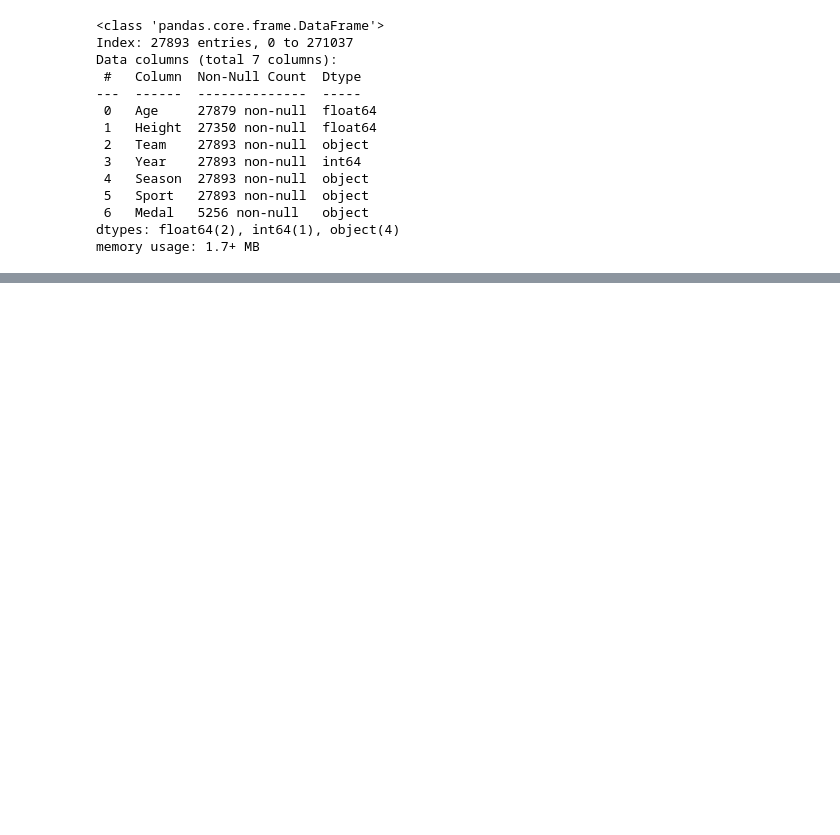
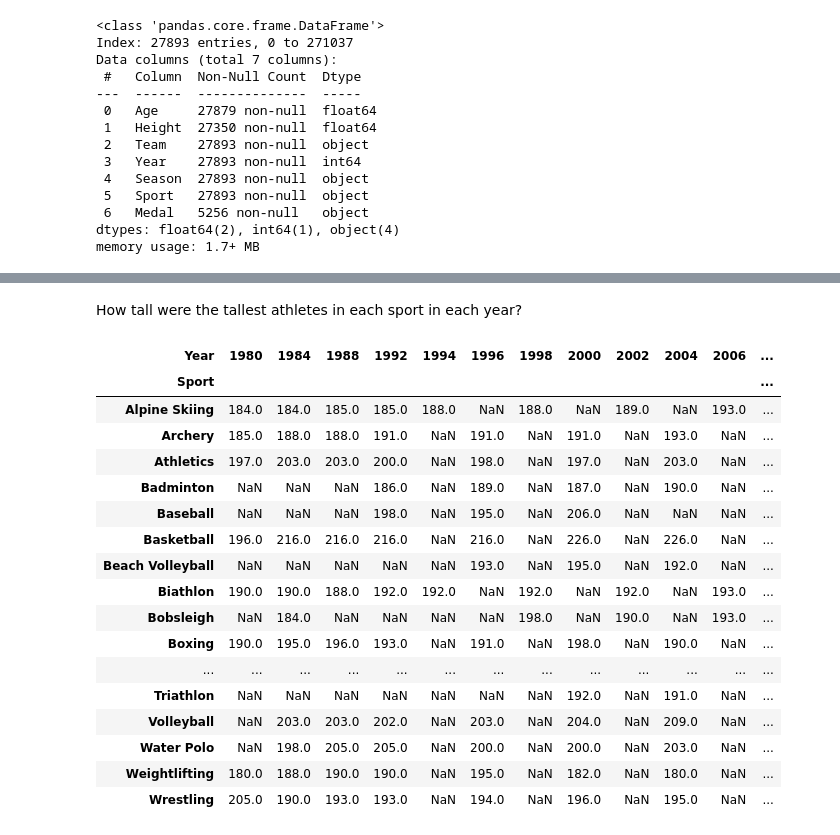
Before and after one commit to valatwork/excel-with-python-and-r, a Jupyter notebook: project/008P-workout-4.ipynb, the cells around one changed output, grey strips where cells are left out. Cells and saved outputs as stored; diff of their text form; code cells hidden in the pictures; blank space fills up the shorter version.

```diff
--- a/project/008P-workout-4.ipynb
+++ b/project/008P-workout-4.ipynb
@@ -332,0 +361,28 @@ memory usage: 1.7+ MB
+# %% [markdown]
+How tall were the tallest athletes in each sport in each year?
+# %%
+df.pivot_table(
+    index='Sport',
+    columns='Year',
+    values='Height',
+    aggfunc='max'
+)
+# %% [output]
+| Year | 1980 | 1984 | 1988 | 1992 | 1994 | 1996 | 1998 | 2000 | 2002 | 2004 | 2006 | ... |
+| Sport |  |  |  |  |  |  |  |  |  |  |  | ... |
+| Alpine Skiing | 184.0 | 184.0 | 185.0 | 185.0 | 188.0 | NaN | 188.0 | NaN | 189.0 | NaN | 193.0 | ... |
+| Archery | 185.0 | 188.0 | 188.0 | 191.0 | NaN | 191.0 | NaN | 191.0 | NaN | 193.0 | NaN | ... |
+| Athletics | 197.0 | 203.0 | 203.0 | 200.0 | NaN | 198.0 | NaN | 197.0 | NaN | 203.0 | NaN | ... |
+| Badminton | NaN | NaN | NaN | 186.0 | NaN | 189.0 | NaN | 187.0 | NaN | 190.0 | NaN | ... |
+| Baseball | NaN | NaN | NaN | 198.0 | NaN | 195.0 | NaN | 206.0 | NaN | NaN | NaN | ... |
+| Basketball | 196.0 | 216.0 | 216.0 | 216.0 | NaN | 216.0 | NaN | 226.0 | NaN | 226.0 | NaN | ... |
+| Beach Volleyball | NaN | NaN | NaN | NaN | NaN | 193.0 | NaN | 195.0 | NaN | 192.0 | NaN | ... |
+| Biathlon | 190.0 | 190.0 | 188.0 | 192.0 | 192.0 | NaN | 192.0 | NaN | 192.0 | NaN | 193.0 | ... |
+| Bobsleigh | NaN | 184.0 | NaN | NaN | NaN | NaN | 198.0 | NaN | 190.0 | NaN | 193.0 | ... |
+| Boxing | 190.0 | 195.0 | 196.0 | 193.0 | NaN | 191.0 | NaN | 198.0 | NaN | 190.0 | NaN | ... |
+| ... | ... | ... | ... | ... | ... | ... | ... | ... | ... | ... | ... | ... |
+| Triathlon | NaN | NaN | NaN | NaN | NaN | NaN | NaN | 192.0 | NaN | 191.0 | NaN | ... |
+| Volleyball | NaN | 203.0 | 203.0 | 202.0 | NaN | 203.0 | NaN | 204.0 | NaN | 209.0 | NaN | ... |
+| Water Polo | NaN | 198.0 | 205.0 | 205.0 | NaN | 200.0 | NaN | 200.0 | NaN | 203.0 | NaN | ... |
+| Weightlifting | 180.0 | 188.0 | 190.0 | 190.0 | NaN | 195.0 | NaN | 182.0 | NaN | 180.0 | NaN | ... |
+| Wrestling | 205.0 | 190.0 | 193.0 | 193.0 | NaN | 194.0 | NaN | 196.0 | NaN | 195.0 | NaN | ... |
```
Also changed, not shown: parts of 11 cells of this notebook, 3 other files.
